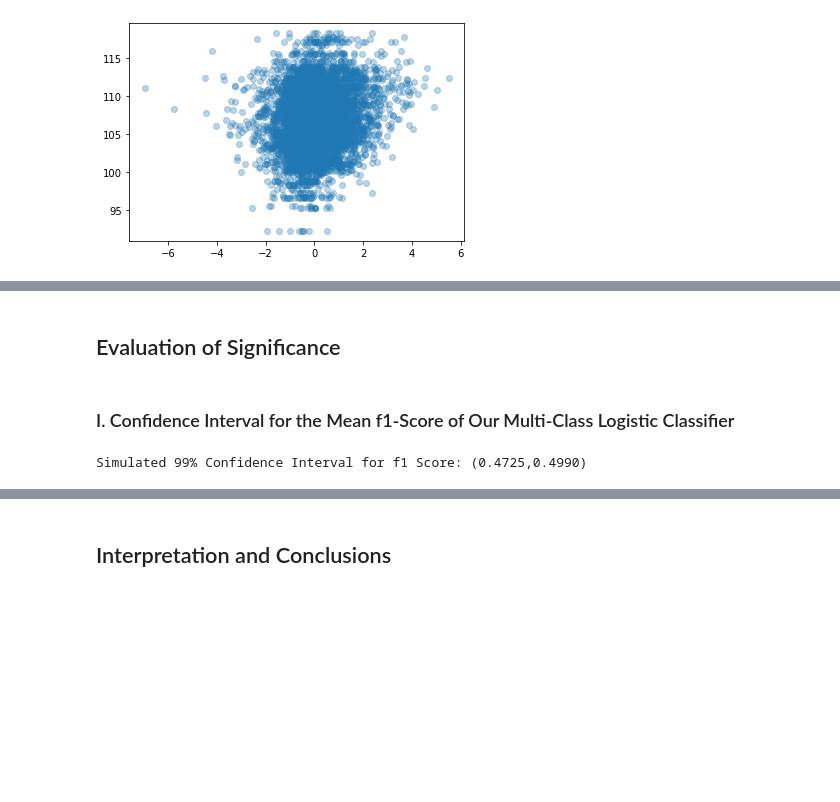
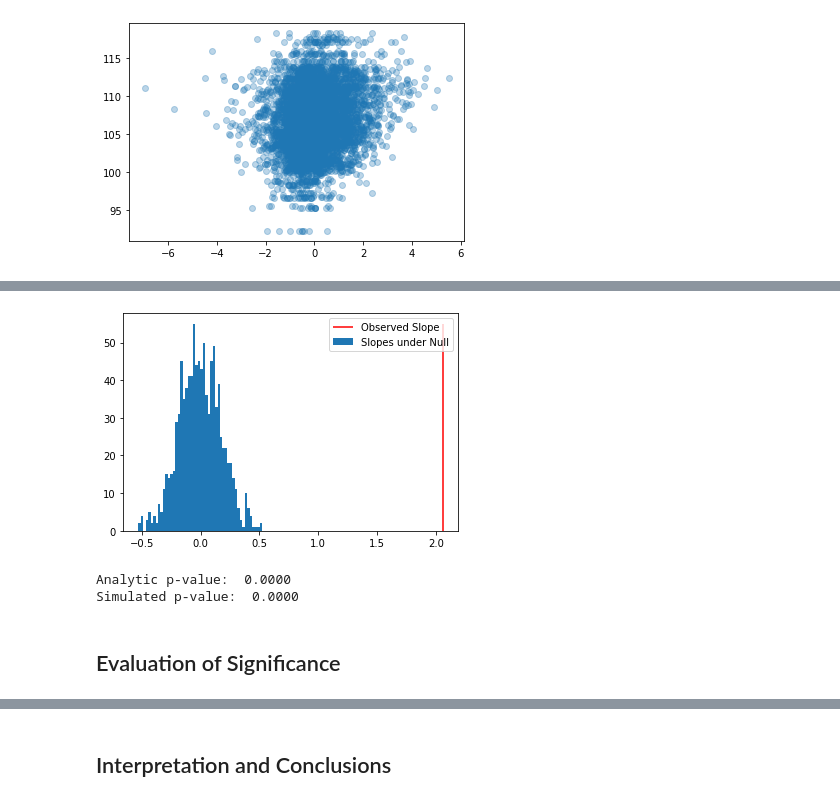
Before and after one commit to MAhram1/INFO-2950-Project, a Jupyter notebook: proj4.ipynb, the cells around one changed output, grey strips where cells are left out. Cells and saved outputs as stored; diff of their text form; code cells hidden in the pictures; blank space fills up the shorter version.

```diff
--- a/proj4.ipynb
+++ b/proj4.ipynb
@@ -726,4 +830,21 @@ plt.show()
+# %%
+# Plot of our slope in relation to the distribution of slopes ewxpected under the null hypothesis
+binsizes, _, _ = plt.hist(perm_slopes, bins=50)
+plt.vlines(lin2.coef_[0], ymin=0, ymax=np.max(binsizes), color='red')
+plt.legend(['Observed Slope','Slopes under Null'])
+plt.show()
+# %% [output]
+[figure, added]
+# %%
+# Regression table
+sm_model = smf.ols("ortg ~ si_offense", data=best_si)
+result = sm_model.fit()
+
+# P-values
+print(f'Analytic p-value: {result.pvalues.si_offense : .4f}')
+print(f'Simulated p-value: {steeper_slopes / n_perms : .4f}')
+# %% [output]
+Analytic p-value:  0.0000
+Simulated p-value:  0.0000
 # %% [markdown]
 ## Evaluation of Significance
-# %% [markdown]
-### I. Confidence Interval for the Mean f1-Score of Our Multi-Class Logistic Classifier
@@ -744,6 +850,0 @@ for i in range(num_bootstrap):
-# %%
-# Get simulation-derived estimate of 99% confidence interval for mean f1 score
-sim_est_99pct_ci = np.quantile(bootstrap_meanf1s, q=[0.005, 0.995])
-print('Simulated 99% Confidence Interval for f1 Score: ({:.4f},{:.4f})'.format(sim_est_99pct_ci[0], sim_est_95pct_ci[1]))
-# %% [output]
-Simulated 99% Confidence Interval for f1 Score: (0.4725,0.4990)
```
Also changed, not shown: parts of 22 cells of this notebook.
